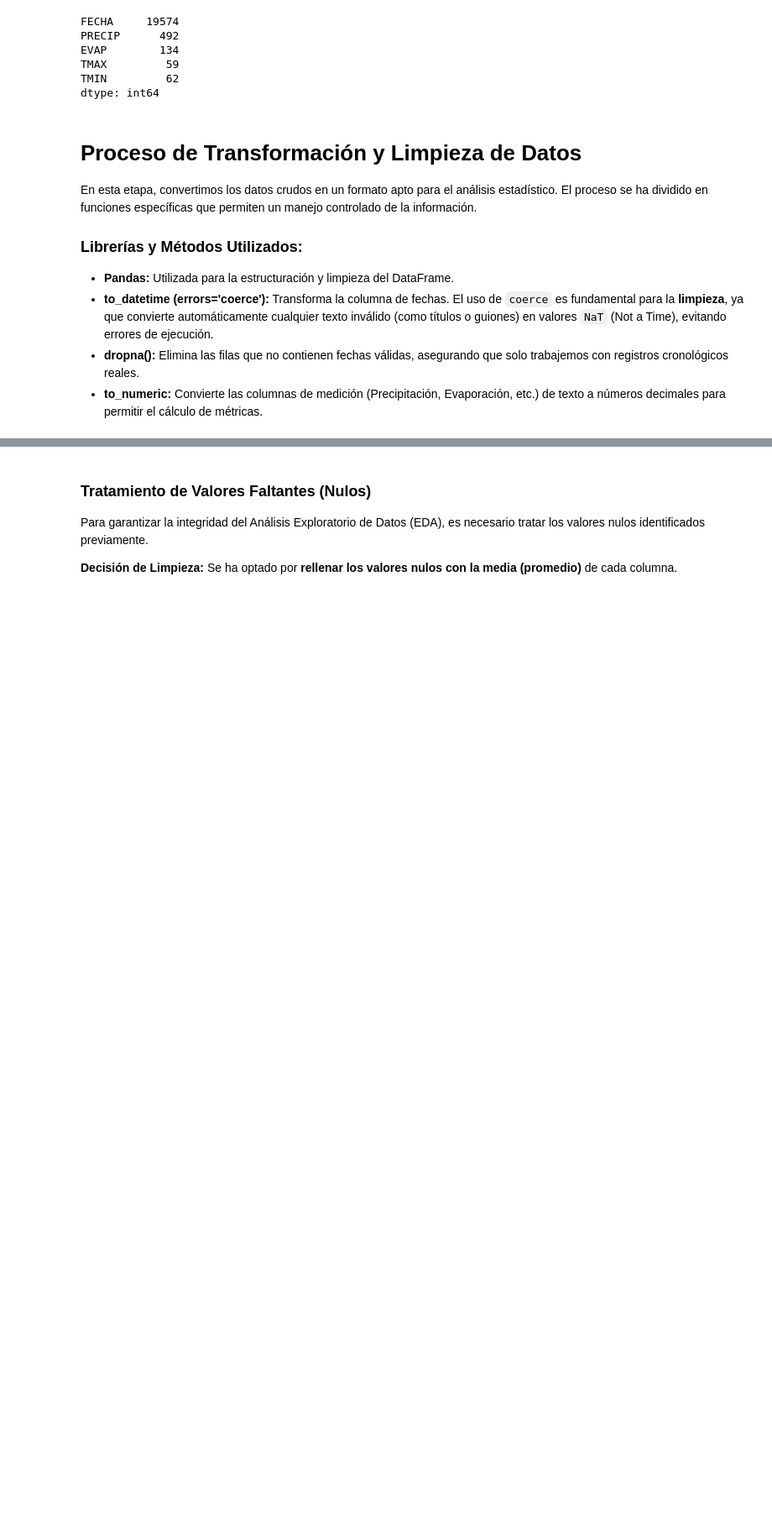
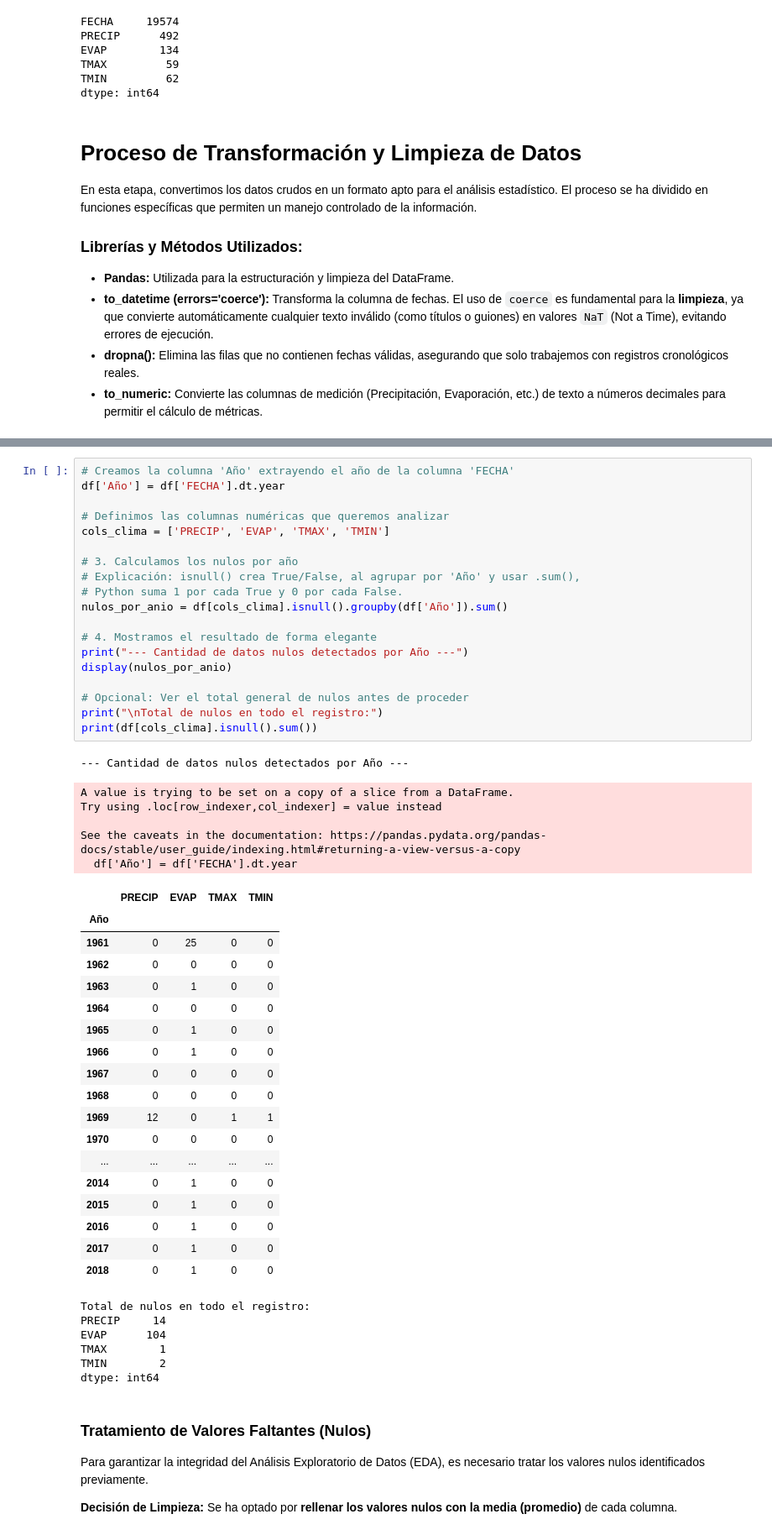
Before and after one commit to LuisArchuleta/CDD, a Jupyter notebook: Modulo_2/ProcesamientoDeArchivoTXT/ExploracionDeDatos.ipynb, the cells around one changed output, grey strips where cells are left out. Shown at 84% size. Saved outputs shown, nothing was run; the diff lists cells and outputs as text; blank space fills up the shorter version.

```diff
--- a/Modulo_2/ProcesamientoDeArchivoTXT/ExploracionDeDatos.ipynb
+++ b/Modulo_2/ProcesamientoDeArchivoTXT/ExploracionDeDatos.ipynb
@@ -166,3 +171,53 @@ Transformación de tipos completada.
+# %%
+# Creamos la columna 'Año' extrayendo el año de la columna 'FECHA'
+df['Año'] = df['FECHA'].dt.year
+
+# Definimos las columnas numéricas que queremos analizar
+cols_clima = ['PRECIP', 'EVAP', 'TMAX', 'TMIN']
+
+# 3. Calculamos los nulos por año
+# Explicación: isnull() crea True/False, al agrupar por 'Año' y usar .sum(),
+# Python suma 1 por cada True y 0 por cada False.
+nulos_por_anio = df[cols_clima].isnull().groupby(df['Año']).sum()
+
+# 4. Mostramos el resultado de forma elegante
+print("--- Cantidad de datos nulos detectados por Año ---")
+display(nulos_por_anio)
+
+# Opcional: Ver el total general de nulos antes de proceder
+print("\nTotal de nulos en todo el registro:")
+print(df[cols_clima].isnull().sum())
+# %% [output]
+--- Cantidad de datos nulos detectados por Año ---
+A value is trying to be set on a copy of a slice from a DataFrame.
+Try using .loc[row_indexer,col_indexer] = value instead
+
+See the caveats in the documentation: https://pandas.pydata.org/pandas-docs/stable/user_guide/indexing.html#returning-a-view-versus-a-copy
+  df['Año'] = df['FECHA'].dt.year
+|  | PRECIP | EVAP | TMAX | TMIN |
+| Año |  |  |  |  |
+| 1961 | 0 | 25 | 0 | 0 |
+| 1962 | 0 | 0 | 0 | 0 |
+| 1963 | 0 | 1 | 0 | 0 |
+| 1964 | 0 | 0 | 0 | 0 |
+| 1965 | 0 | 1 | 0 | 0 |
+| 1966 | 0 | 1 | 0 | 0 |
+| 1967 | 0 | 0 | 0 | 0 |
+| 1968 | 0 | 0 | 0 | 0 |
+| 1969 | 12 | 0 | 1 | 1 |
+| 1970 | 0 | 0 | 0 | 0 |
+| ... | ... | ... | ... | ... |
+| 2014 | 0 | 1 | 0 | 0 |
+| 2015 | 0 | 1 | 0 | 0 |
+| 2016 | 0 | 1 | 0 | 0 |
+| 2017 | 0 | 1 | 0 | 0 |
+| 2018 | 0 | 1 | 0 | 0 |
+Total de nulos en todo el registro:
+PRECIP     14
+EVAP      104
+TMAX        1
+TMIN        2
+dtype: int64
 # %% [markdown]
 ### Tratamiento de Valores Faltantes (Nulos)
 Para garantizar la integridad del Análisis Exploratorio de Datos (EDA), es necesario tratar los valores nulos identificados previamente.
```
Also changed, not shown: parts of 3 cells of this notebook.
